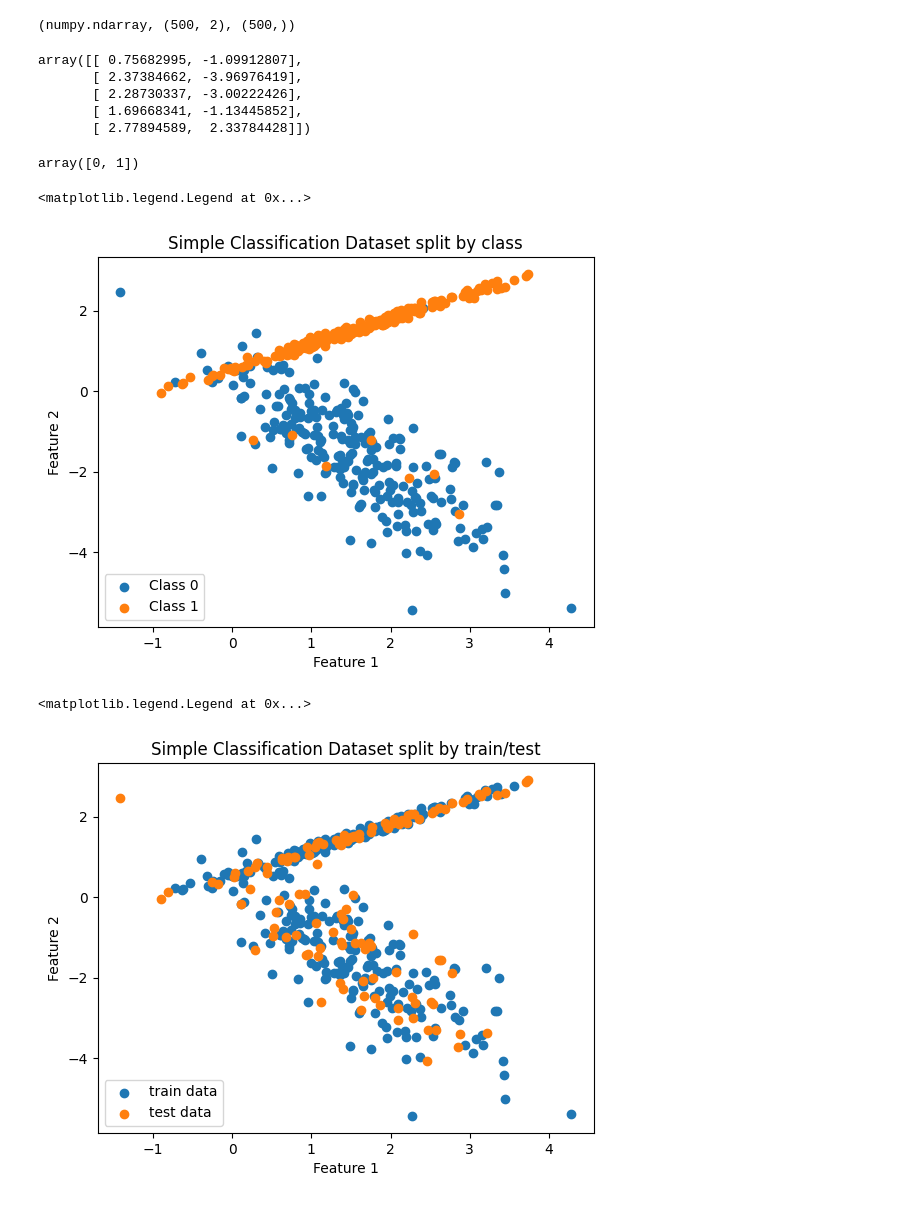
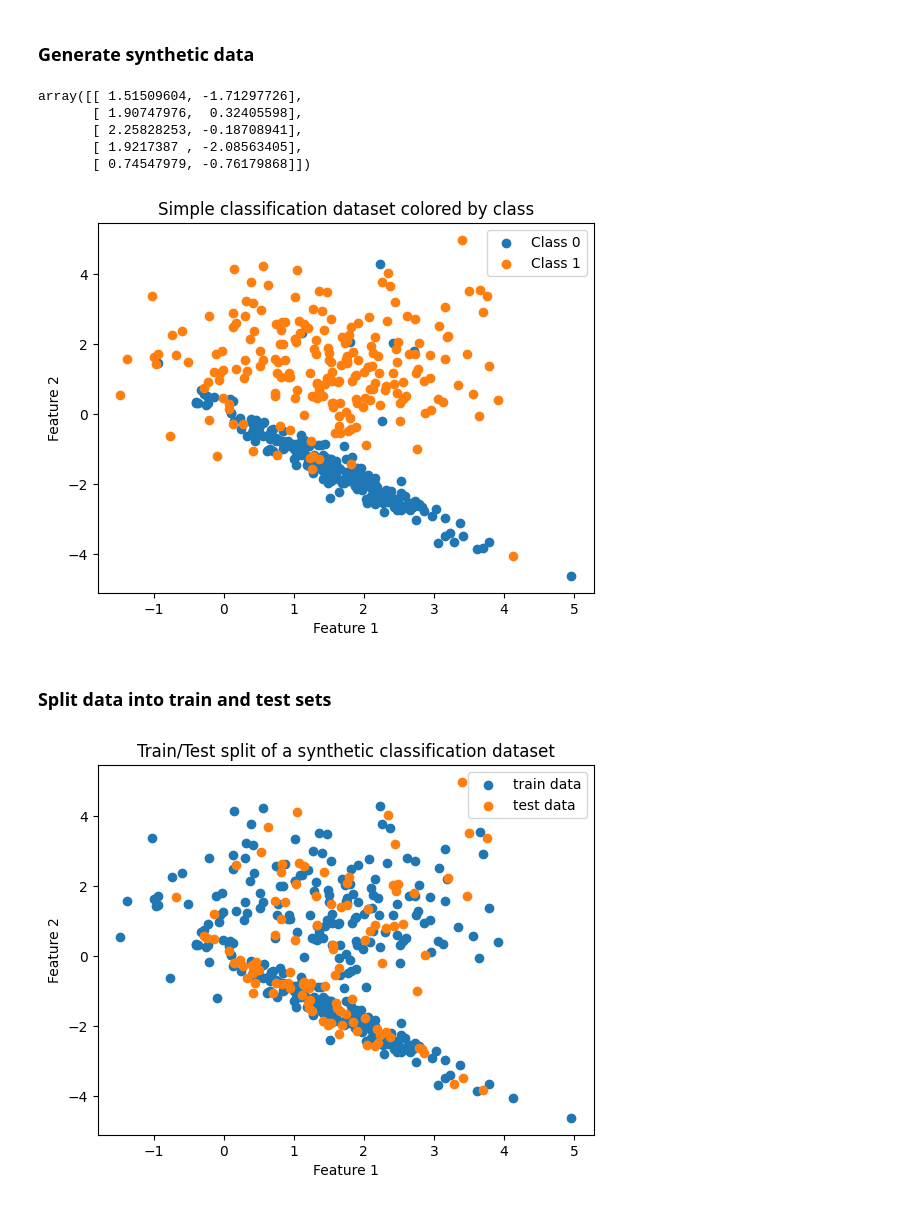
Before and after one commit to SadSoup/Amazinum-home-tasks-2026, a Jupyter notebook: lesson_4_logistic_regression/lesson_4_log_reg_svm_hometask.ipynb, the cells around one changed output. Saved outputs shown, nothing was run; the diff lists cells and outputs as text; code cells hidden in the pictures.

```diff
--- a/lesson_4_logistic_regression/lesson_4_log_reg_svm_hometask.ipynb
+++ b/lesson_4_logistic_regression/lesson_4_log_reg_svm_hometask.ipynb
@@ -21,49 +16,44 @@ from sklearn.metrics import (
 
 import pandas as pd
 import numpy as np
+# %% [markdown]
+### Generate synthetic data
 # %%
 X_simple, y_simple = make_classification(
-    n_samples=500,
-    n_features=2,          # 👈 важливо! для візуалізації
+    n_samples=425,
+    n_features=2,
     n_informative=2,
     n_redundant=0,#?
     n_clusters_per_class=1,
-    class_sep=1.5,         # 👈 наскільки легко розділити
-    flip_y=0.04,
+    class_sep=1.5,
+    flip_y=0.06,
     random_state=42
 )
-type(X_simple), X_simple.shape, y_simple.shape
+X_simple[:5]
 # %% [output]
-(numpy.ndarray, (500, 2), (500,))
+array([[ 1.51509604, -1.71297726],
+       [ 1.90747976,  0.32405598],
+       [ 2.25828253, -0.18708941],
+       [ 1.9217387 , -2.08563405],
+       [ 0.74547979, -0.76179868]])
-# %%
-X_simple[:5]
-# %% [output]
-array([[ 0.75682995, -1.09912807],
-       [ 2.37384662, -3.96976419],
-       [ 2.28730337, -3.00222426],
-       [ 1.69668341, -1.13445852],
-       [ 2.77894589,  2.33784428]])
-# %%
-np.unique(y_simple)
-# %% [output]
-array([0, 1])
 # %%
-# plt.plot(X_simple[:, 0], X_simple[:, 1], 'o')
 plt.figure()
 
-for cls in np.unique(y_simple):
+for cls in (0,1):
     plt.scatter(
         X_simple[y_simple == cls, 0],
         X_simple[y_simple == cls, 1],
         label=f"Class {cls}"
     )
-plt.title("Simple Classification Dataset split by class")
+plt.title("Simple classification dataset colored by class")
 plt.xlabel("Feature 1")
 plt.ylabel("Feature 2")
 plt.legend()
+plt.show()
 # %% [output]
-<matplotlib.legend.Legend at 0x...>
-[figure, old version]
+[figure, new version]
+# %% [markdown]
+### Split data into train and test sets
 # %%
 X_train_simple, X_test_simple, y_train_simple, y_test_simple =  train_test_split(
     X_simple,
@@ -80,10 +70,10 @@ for t, d in {'train': X_train_simple, 'test': X_test_simple}.items():
         d[:, 1],
         label=f"{t} data"
     )
-plt.title("Simple Classification Dataset split by train/test")
+plt.title("Train/Test split of a synthetic classification dataset")
 plt.xlabel("Feature 1")
 plt.ylabel("Feature 2")
 plt.legend()
+plt.show()
 # %% [output]
-<matplotlib.legend.Legend at 0x...>
-[figure, old version]
+[figure, new version]
```
Also changed, not shown: parts of 20 cells of this notebook.
